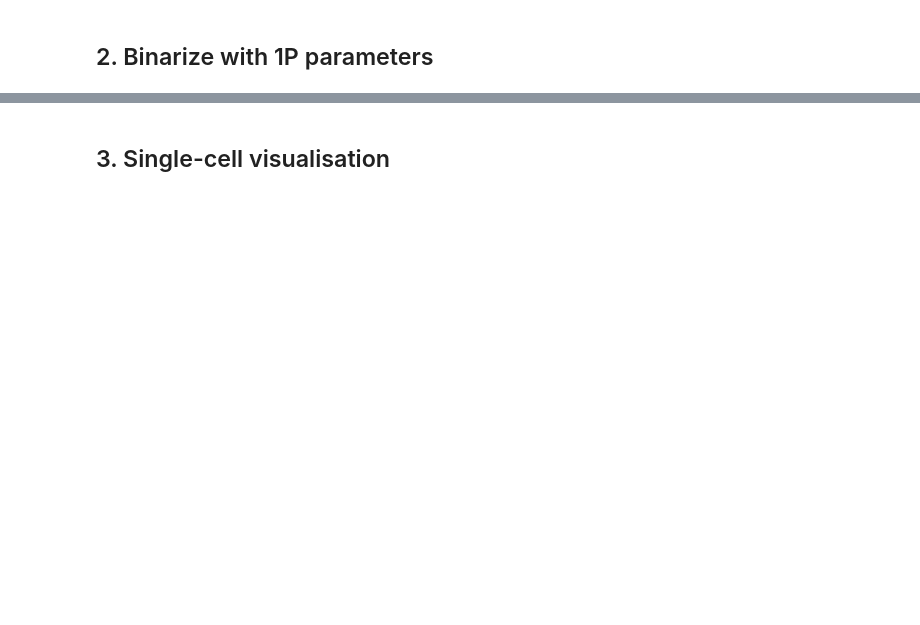
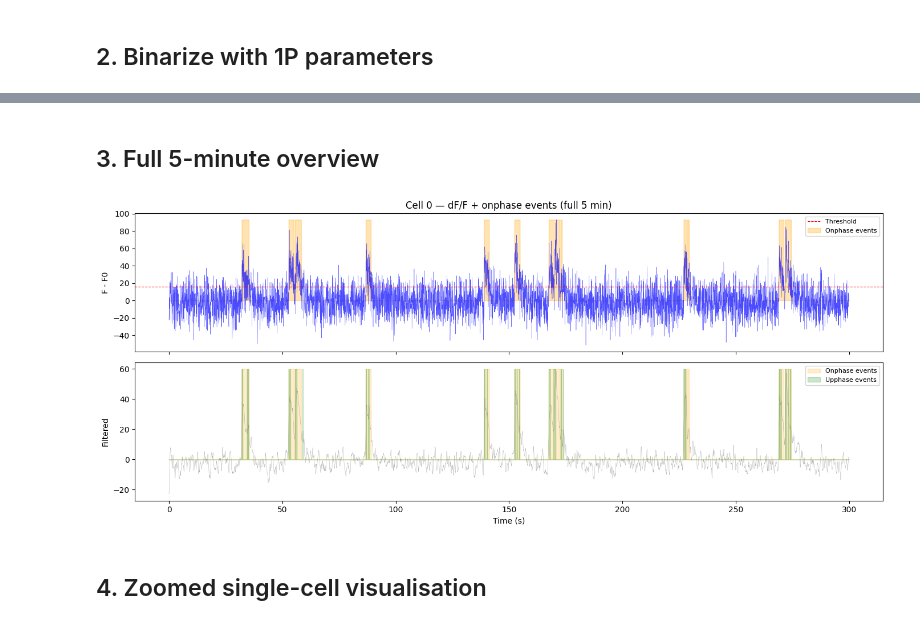
Before and after one commit to Ch3fUlrich/binarize2pcalcium, a Jupyter notebook: notebooks/1p_analysis.ipynb, the cells around one changed output, grey strips where cells are left out. Cells and saved outputs as stored; diff of their text form; code cells hidden in the pictures; blank space fills up the shorter version.

```diff
--- a/notebooks/1p_analysis.ipynb
+++ b/notebooks/1p_analysis.ipynb
@@ -78,5 +69,33 @@ Onphase: 2,032.0  |  Upphase: 455.0  |  GT: 12,801
+# %% [markdown]
+## 3. Full 5-minute overview
+# %%
+cell_id = 0
+t = np.arange(result.F_raw.shape[1]) / cfg.sample_rate
+
+fig, (ax1, ax2) = plt.subplots(2, 1, figsize=(14, 6), sharex=True)
+
+ax1.plot(t, result.dff[cell_id], 'b', linewidth=0.3, alpha=0.7)
+ax1.axhline(y=result.thresholds[cell_id], color='r', linestyle='--', linewidth=0.8, label='Threshold')
+ymax = result.dff[cell_id].max()
+ax1.fill_between(t, 0, result.onphase[cell_id] * ymax,
+                 alpha=0.3, color='orange', label='Onphase events')
+ax1.set_ylabel('F - F0'); ax1.set_title(f'Cell {cell_id} — dF/F + onphase events (full 5 min)')
+ax1.legend(fontsize=8, loc='upper right')
+
+ax2.plot(t, result.F_filtered[cell_id], 'gray', linewidth=0.3, alpha=0.7)
+ymax = result.F_filtered[cell_id].max()
+ax2.fill_between(t, 0, result.onphase[cell_id] * ymax,
+                 alpha=0.2, color='orange', label='Onphase events')
+ax2.fill_between(t, 0, result.upphase[cell_id] * ymax,
+                 alpha=0.2, color='green', label='Upphase events')
+ax2.set_ylabel('Filtered'); ax2.set_xlabel('Time (s)')
+ax2.legend(fontsize=8, loc='upper right')
+
+plt.tight_layout(); plt.show()
+# %% [output]
+[figure, added]
 # %% [markdown]
-## 3. Single-cell visualisation
+## 4. Zoomed single-cell visualisation
 # %%
 cell_id = 0
 t = np.arange(result.F_raw.shape[1]) / cfg.sample_rate
```
Also changed, not shown: parts of 12 cells of this notebook, 3 other files.
